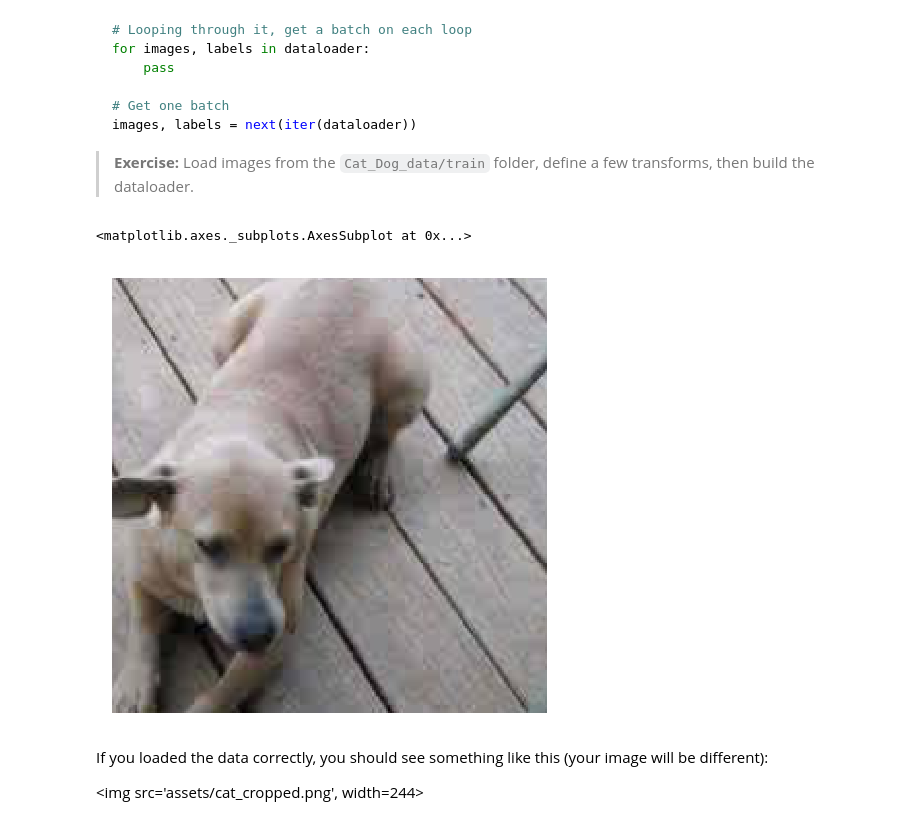
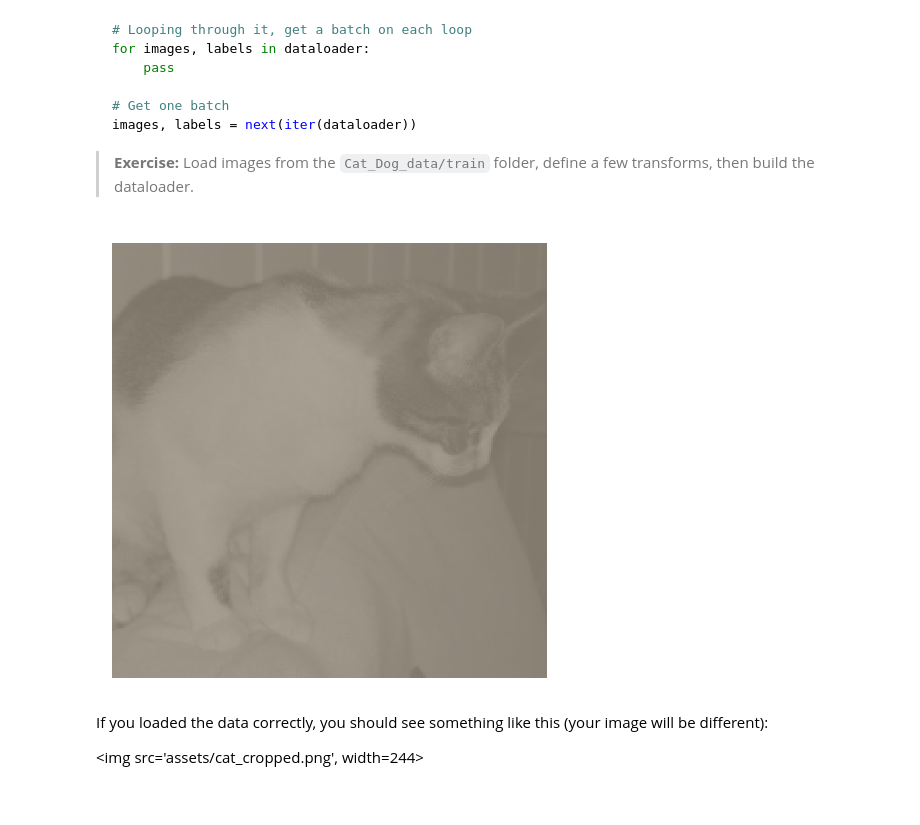
Before and after one commit to Aravinda89/DL_PyTorch, a Jupyter notebook: Part 7 - Loading Image Data.ipynb, the cells around one changed output. Drawn from its saved outputs; the diff is of its cells as text; code cells hidden in the pictures.

Commit message:
Load images as Grayscale

```diff
--- a/Part 7 - Loading Image Data.ipynb
+++ b/Part 7 - Loading Image Data.ipynb
@@ -74,7 +74,9 @@ images, labels = next(iter(dataloader))
 # %%
 data_dir = 'D:/Datasets/Cat_Dog_data/train'
 
-transforms = transforms.Compose([transforms.Resize(255),
+transforms = transforms.Compose([
+                                transforms.Grayscale(num_output_channels=1),
+                                 transforms.Resize(255),
                                  transforms.CenterCrop(224),
                                  transforms.ToTensor()])
 
@@ -83,10 +85,10 @@ dataloader = torch.utils.data.DataLoader(dataset, batch_size=32, shuffle=True)
 # %%
 # Run this to test your data loader
 images, labels = next(iter(dataloader))
-helper.imshow(images[0], normalize=False)
+# helper.imshow(images[0], normalize=False)
+helper.imshow(images[0,:]);
 # %% [output]
-<matplotlib.axes._subplots.AxesSubplot at 0x...>
-[figure, old version]
+[figure, new version]
 # %% [markdown]
 If you loaded the data correctly, you should see something like this (your image will be different):
 
```
Also changed, not shown: parts of 4 cells of this notebook.
